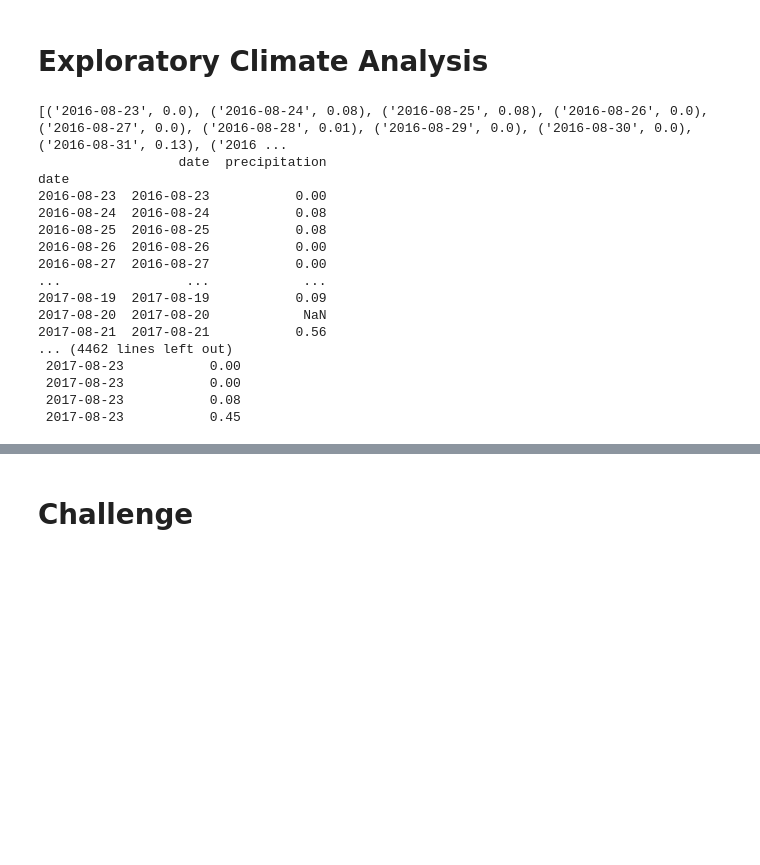
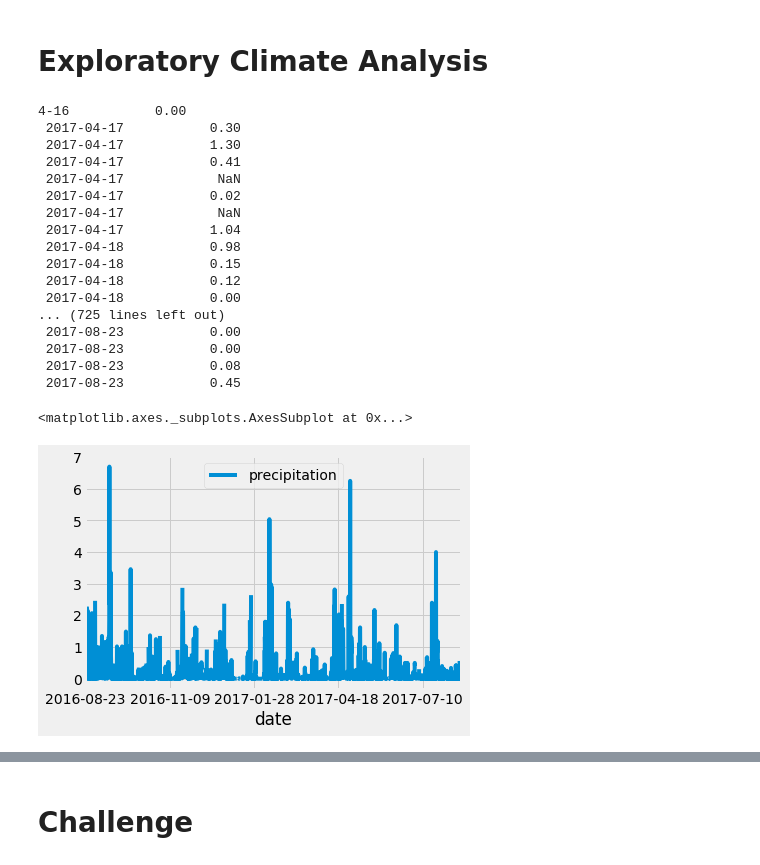
Before and after one commit to RudyR32/surfs_up, a Jupyter notebook: climate_analysis.ipynb, the cells around one changed output, grey strips where cells are left out. Drawn from its saved outputs; the diff is of its cells as text; code cells hidden in the pictures; blank space fills up the shorter version.

```diff
--- a/climate_analysis.ipynb
+++ b/climate_analysis.ipynb
@@ -42,44 +42,47 @@ session = Session(engine)
 # %%
 # Design a query to retrieve the last 12 months of precipitation data and plot the results.
 #Starting from the last data point in the database.
 prev_year = dt.date(2017, 8, 23)
 
 # Calculate the date one year from the last date in data set.
 prev_year = dt.date(2017, 8, 23) - dt.timedelta(days=365)
 
 # Perform a query to retrieve the data and precipitation scores
 results = []
 results = session.query(Measurement.date, Measurement.prcp).filter(Measurement.date >= prev_year).all()
 print(results)
 
 # Save the query results as a Pandas DataFrame and set the index to the date column
 df = pd.DataFrame(results, columns=['date','precipitation'])
 df.set_index(df['date'], inplace=True)
 print(df)
 print(df.to_string(index=False))
 
 # Sort the dataframe by date
 df = df.sort_index()
 print(df.to_string(index=False))
 
 # Use Pandas Plotting with Matplotlib to plot the data
+df.plot()
 # %% [output]
-[('2016-08-23', 0.0), ('2016-08-24', 0.08), ('2016-08-25', 0.08), ('2016-08-26', 0.0), ('2016-08-27', 0.0), ('2016-08-28', 0.01), ('2016-08-29', 0.0), ('2016-08-30', 0.0), ('2016-08-31', 0.13), ('2016 ...
-                  date  precipitation
-date
-2016-08-23  2016-08-23           0.00
-2016-08-24  2016-08-24           0.08
-2016-08-25  2016-08-25           0.08
-2016-08-26  2016-08-26           0.00
-2016-08-27  2016-08-27           0.00
-...                ...            ...
-2017-08-19  2017-08-19           0.09
-2017-08-20  2017-08-20            NaN
-2017-08-21  2017-08-21           0.56
-... (4462 lines left out)
+4-16           0.00
+ 2017-04-17           0.30
+ 2017-04-17           1.30
+ 2017-04-17           0.41
+ 2017-04-17            NaN
+ 2017-04-17           0.02
+ 2017-04-17            NaN
+ 2017-04-17           1.04
+ 2017-04-18           0.98
+ 2017-04-18           0.15
+ 2017-04-18           0.12
+ 2017-04-18           0.00
+... (725 lines left out)
  2017-08-23           0.00
  2017-08-23           0.00
  2017-08-23           0.08
  2017-08-23           0.45
+<matplotlib.axes._subplots.AxesSubplot at 0x...>
+[figure, added]
 # %%
 # Use Pandas to calcualte the summary statistics for the precipitation data
```
Also changed, not shown: parts of 5 cells of this notebook.
